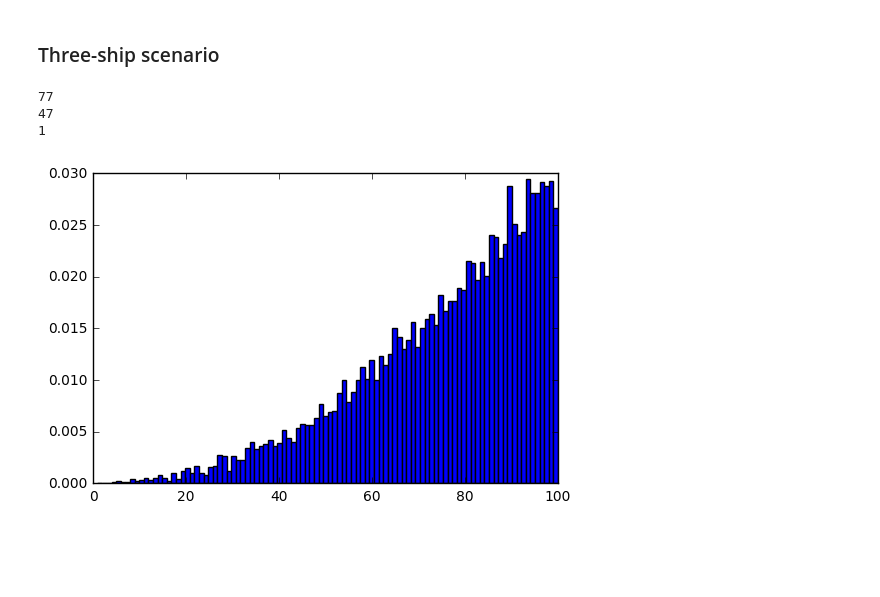
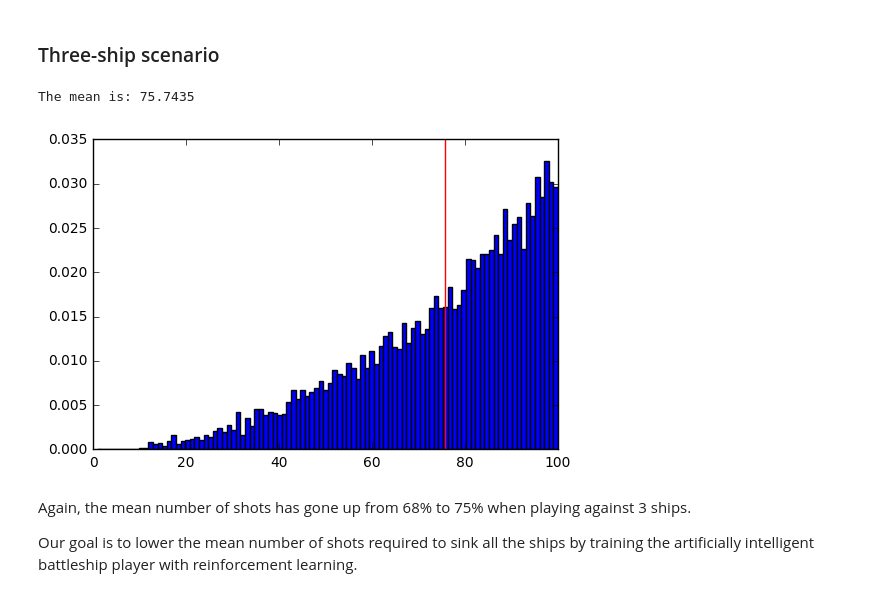
Before and after one commit to ajRiverav/ai-battleship-player, a Jupyter notebook: density-functions-analysis.ipynb, the cells around one changed output. Saved outputs shown, nothing was run; the diff lists cells and outputs as text; code cells hidden in the pictures; blank space fills up the shorter version.

```diff
--- a/density-functions-analysis.ipynb
+++ b/density-functions-analysis.ipynb
@@ -57,8 +86,7 @@ plt.hist(experimentResult,bins=MAX_NUM,normed=True,range=(1,MAX_NUM));
 # %% [markdown]
 ### Two-ship scenario
 # %%
-numExperiments = 10000
-experimentResult = list()
+experimentResult = np.empty(NUM_EXPERIMENTS)
 
 MAX_NUM = 100
 #Pick a random place to place the ship
@@ -67,9 +95,9 @@ ship1Coordinate = random.randint(1,MAX_NUM)
 ship1Coordinate = getUnusedCoordinate([])
 ship2Coordinate = getUnusedCoordinate([ship1Coordinate])
 
-print ship1Coordinate
-print ship2Coordinate
-for _ in range(1,numExperiments):
+#print ship1Coordinate
+#print ship2Coordinate
+for i in range(NUM_EXPERIMENTS):
 
     ship1Sunk = False
     ship2Sunk = False
@@ -98,7 +126,12 @@ for _ in range(1,numExperiments):
             if ship1Sunk and ship2Sunk:
                 keepShooting = False
 
-    experimentResult.append(numShotsTaken)
+    experimentResult[i]=numShotsTaken
 
 plt.hist(experimentResult,bins=MAX_NUM,normed=True,range=(1,MAX_NUM));
+
+avgNumberOfShotsToWIn = experimentResult.mean()
+plt.axvline(x=avgNumberOfShotsToWIn,color="red")
+
+print("The mean is: " + str(avgNumberOfShotsToWIn))
 # %% [output]
@@ -108,8 +142,7 @@ plt.hist(experimentResult,bins=MAX_NUM,normed=True,range=(1,MAX_NUM));
 # %% [markdown]
 ### Three-ship scenario
 # %%
-numExperiments = 10000
-experimentResult = list()
+experimentResult = np.empty(NUM_EXPERIMENTS)
 
 MAX_NUM = 100
 #Pick a random place to place the ship
@@ -117,11 +150,11 @@ ship1Coordinate = getUnusedCoordinate()
 ship2Coordinate = getUnusedCoordinate([ship1Coordinate])
 ship3Coordinate = getUnusedCoordinate([ship1Coordinate,ship2Coordinate])
 
-print ship1Coordinate
-print ship2Coordinate
-print ship3Coordinate
+#print ship1Coordinate
+#print ship2Coordinate
+#print ship3Coordinate
 
-for _ in range(1,numExperiments):
+for i in range(NUM_EXPERIMENTS):
 
     ship1Sunk = False
     ship2Sunk = False
@@ -131,35 +164,42 @@ for _ in range(1,numExperiments):
     numShotsTaken = 0
     shotsTaken = list()
 
     #Fire randomly until ship is sunken.
     while keepShooting:
         randomShotCoordinate = random.randint(1,MAX_NUM)
 
         #if we have shot this before, try again.
         if randomShotCoordinate in shotsTaken:
             continue
         else:
             shotsTaken.append(randomShotCoordinate)
             numShotsTaken += 1
 
             if ship1Coordinate == randomShotCoordinate:
                 ship1Sunk = True
                 #print("Shot " + str(randomShotCoordinate) + ", took this many shots " + str(numShotsTaken))
             elif ship2Coordinate == randomShotCoordinate:
                 ship2Sunk = True
                 #print("Shot " + str(randomShotCoordinate) + ", took this many shots " + str(numShotsTaken))
             elif ship3Coordinate == randomShotCoordinate:
                 ship3Sunk = True
                 #print("Shot " + str(randomShotCoordinate) + ", took this many shots " + str(numShotsTaken))
 
             if ship1Sunk and ship2Sunk and ship3Sunk:
                 keepShooting = False
 
-    experimentResult.append(numShotsTaken)
+    experimentResult[i]=numShotsTaken
 
 plt.hist(experimentResult,bins=MAX_NUM,normed=True,range=(1,MAX_NUM));
+
+avgNumberOfShotsToWIn = experimentResult.mean()
+plt.axvline(x=avgNumberOfShotsToWIn,color="red")
+
+print("The mean is: " + str(avgNumberOfShotsToWIn))
 # %% [output]
-77
-47
-1
+The mean is: 75.7435
-[figure, old version]
+[figure, new version]
+# %% [markdown]
+Again, the mean number of shots has gone up from 68% to 75% when playing against 3 ships.
+
+Our goal is to lower the mean number of shots required to sink all the ships by training the artificially intelligent battleship player with reinforcement learning.
```
Also changed, not shown: parts of 7 cells of this notebook.
